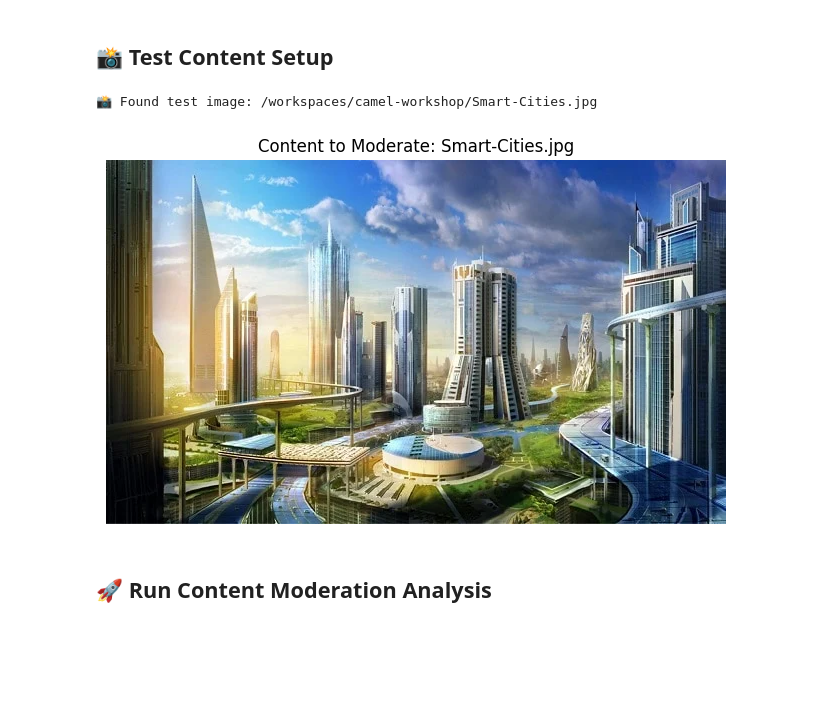
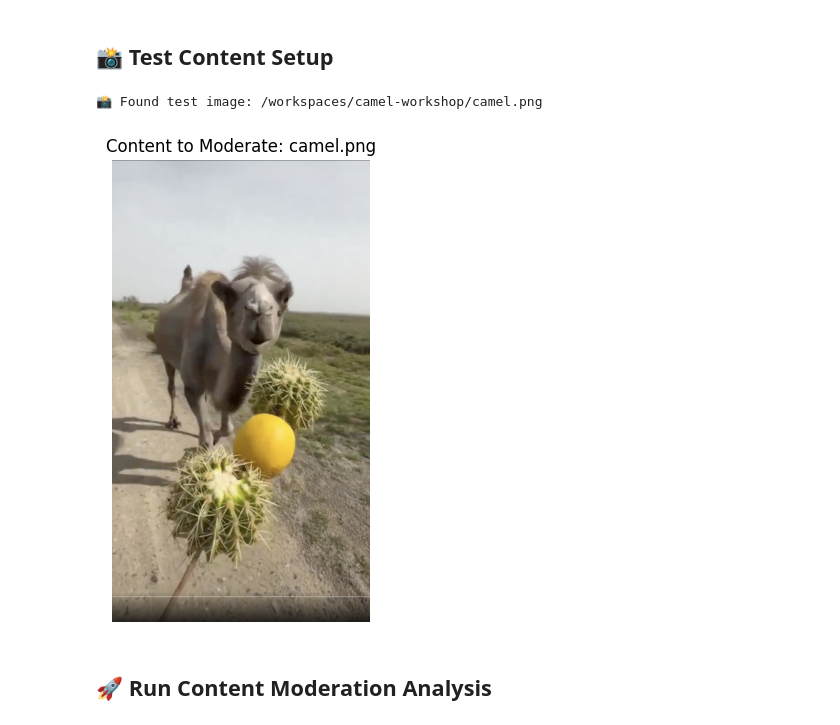
Before and after one commit to camel-ai/camel-workshop, a Jupyter notebook: 🐫_Intelligent_Content_Moderation_with_Workforce.ipynb, the cells around one changed output. Saved outputs shown, nothing was run; the diff lists cells and outputs as text; code cells hidden in the pictures; blank space fills up the shorter version.

```diff
--- a/🐫_Intelligent_Content_Moderation_with_Workforce.ipynb
+++ b/🐫_Intelligent_Content_Moderation_with_Workforce.ipynb
@@ -266,27 +284,27 @@ print("   🎭 Catherine - Context Analyzer")
 # %%
 # Define potential image paths to test
 image_paths = [
-    "/workspaces/camel-workshop/Smart-Cities.jpg",
+    "/workspaces/camel-workshop/camel.png",
 ]
 
 # Find available image
 selected_image_path = None
 for path in image_paths:
     if os.path.exists(path):
         selected_image_path = path
         break
 
 if selected_image_path:
     print(f"📸 Found test image: {selected_image_path}")
     display_image(selected_image_path)
 else:
     print("⚠️ No test image found. Will use hypothetical scenario.")
     print("💡 You can add an image to any of these paths to test with real content:")
     for path in image_paths:
         print(f"   - {path}")
 # %% [output]
-📸 Found test image: /workspaces/camel-workshop/Smart-Cities.jpg
+📸 Found test image: /workspaces/camel-workshop/camel.png
-[figure, old version]
+[figure, new version]
 # %% [markdown]
 ## 🚀 Run Content Moderation Analysis
 # %%
```
Also changed, not shown: parts of 3 cells of this notebook, 3 other files.
